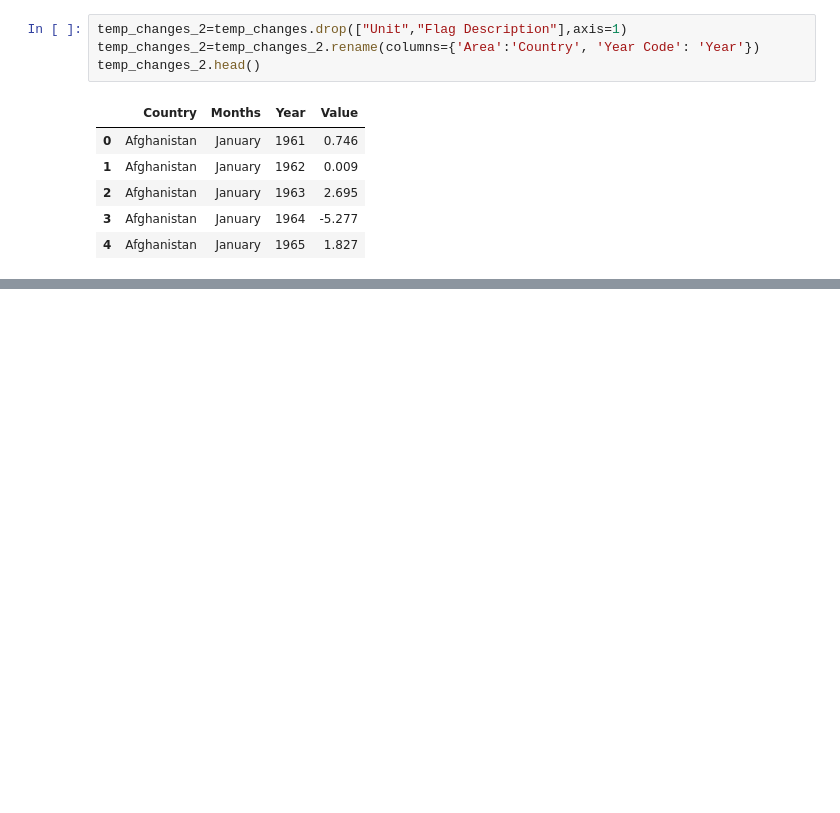
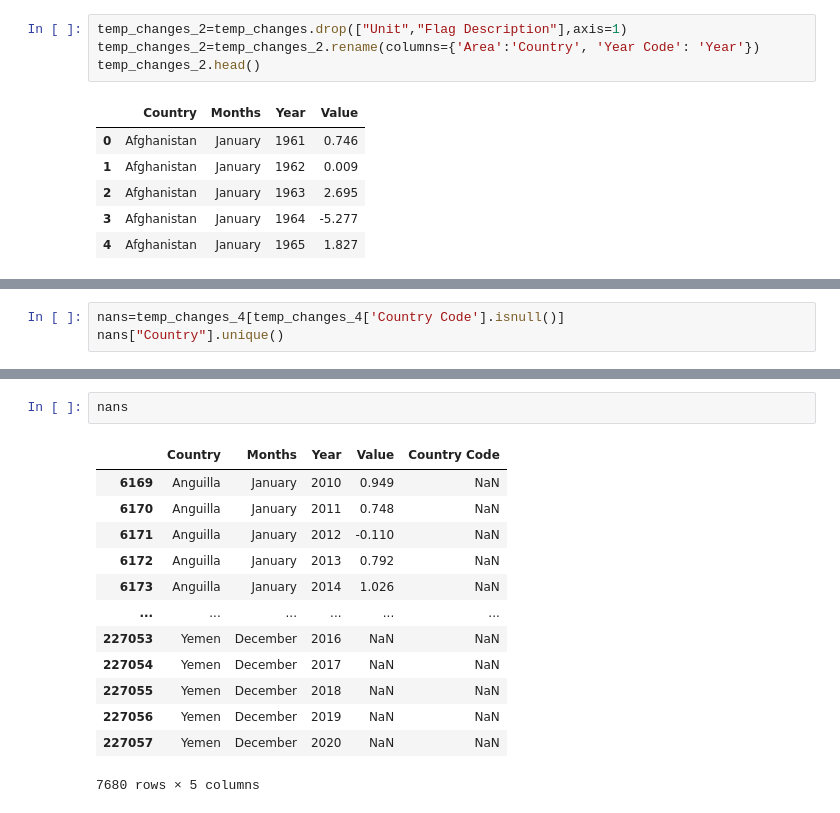
Before and after one commit to shwetajain1022/Project-4, a Jupyter notebook: Dec_temp_2009.ipynb, the cells around one changed output, grey strips where cells are left out. Saved outputs shown, nothing was run; the diff lists cells and outputs as text; blank space fills up the shorter version.

```diff
--- a/Dec_temp_2009.ipynb
+++ b/Dec_temp_2009.ipynb
@@ -104,0 +123,3 @@ comm_list_2
+# %%
+nans=temp_changes_4[temp_changes_4['Country Code'].isnull()]
+nans["Country"].unique()
@@ -104,0 +144,16 @@ comm_list_2
+# %%
+nans
+# %% [output]
+|  | Country | Months | Year | Value | Country Code |
+| 6169 | Anguilla | January | 2010 | 0.949 | NaN |
+| 6170 | Anguilla | January | 2011 | 0.748 | NaN |
+| 6171 | Anguilla | January | 2012 | -0.110 | NaN |
+| 6172 | Anguilla | January | 2013 | 0.792 | NaN |
+| 6173 | Anguilla | January | 2014 | 1.026 | NaN |
+| ... | ... | ... | ... | ... | ... |
+| 227053 | Yemen | December | 2016 | NaN | NaN |
+| 227054 | Yemen | December | 2017 | NaN | NaN |
+| 227055 | Yemen | December | 2018 | NaN | NaN |
+| 227056 | Yemen | December | 2019 | NaN | NaN |
+| 227057 | Yemen | December | 2020 | NaN | NaN |
+7680 rows × 5 columns
```
Also changed, not shown: parts of 11 cells of this notebook.
